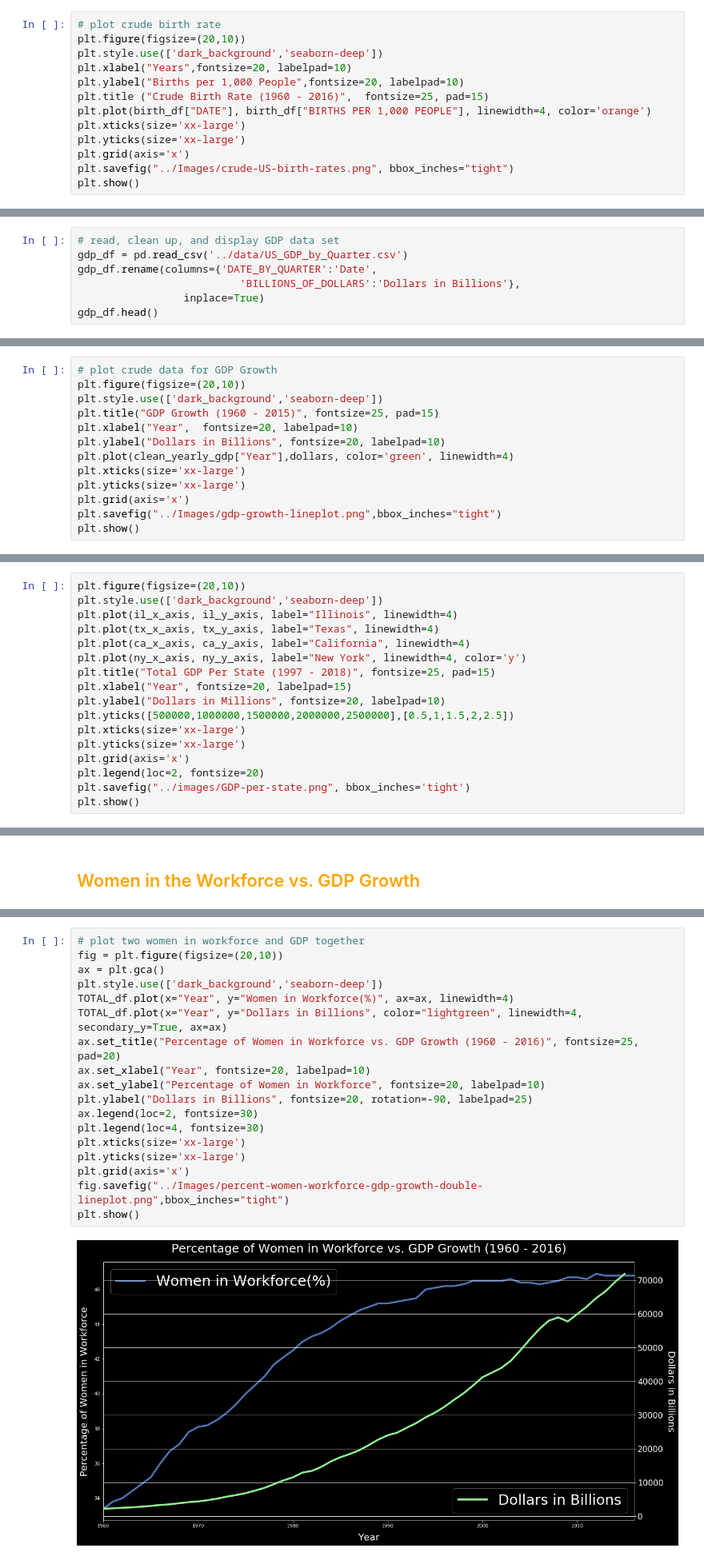
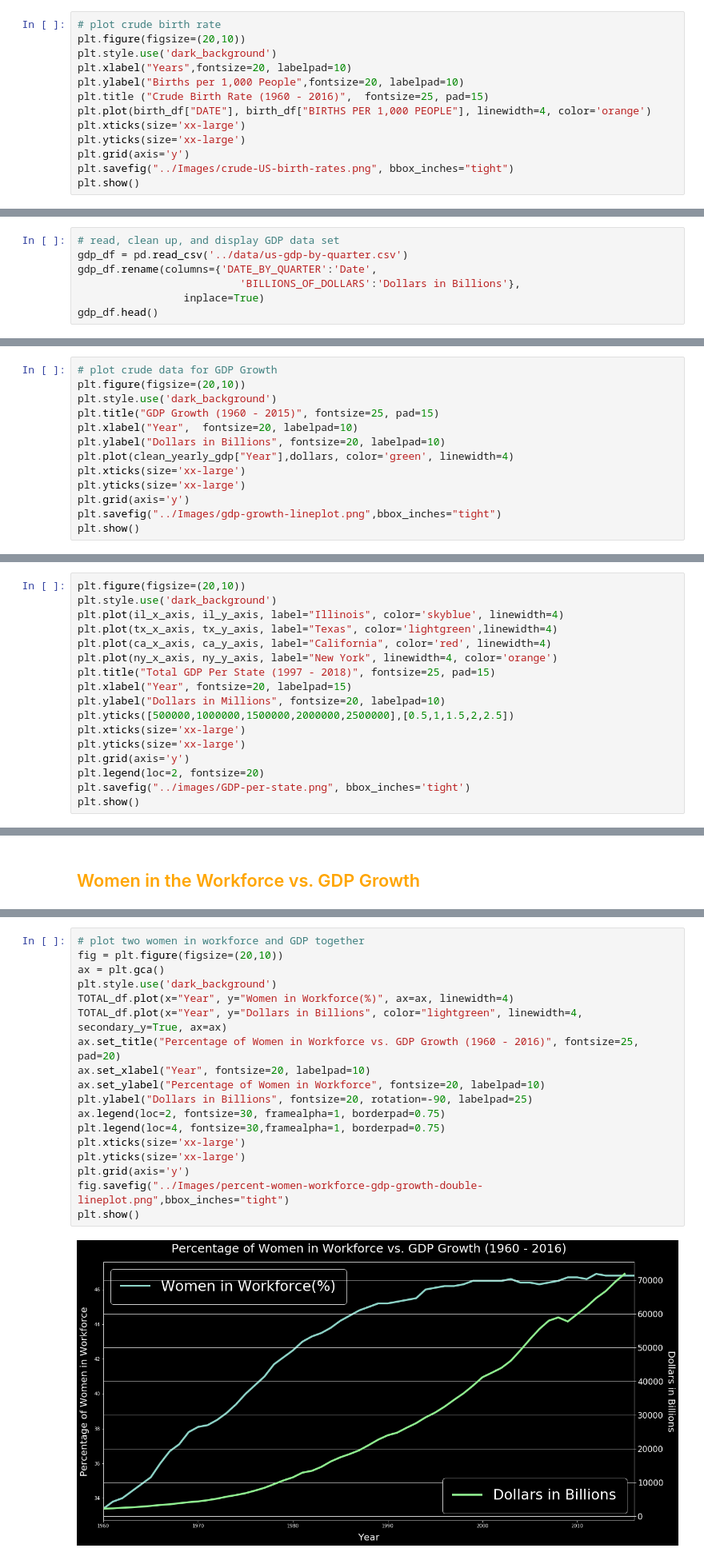
Before and after one commit to kathleeng77/Open-Source-Project-1, a Jupyter notebook: analysis/women-in-workforce-analysis.ipynb, the cells around one changed output, grey strips where cells are left out. Shown at 80% size. Saved outputs shown, nothing was run; the diff lists cells and outputs as text.

```diff
--- a/analysis/women-in-workforce-analysis.ipynb
+++ b/analysis/women-in-workforce-analysis.ipynb
@@ -69,14 +69,14 @@ birth_df.head()
 # %%
 # plot crude birth rate
 plt.figure(figsize=(20,10))
-plt.style.use(['dark_background','seaborn-deep'])
+plt.style.use('dark_background')
 plt.xlabel("Years",fontsize=20, labelpad=10)
 plt.ylabel("Births per 1,000 People",fontsize=20, labelpad=10)
 plt.title ("Crude Birth Rate (1960 - 2016)",  fontsize=25, pad=15)
 plt.plot(birth_df["DATE"], birth_df["BIRTHS PER 1,000 PEOPLE"], linewidth=4, color='orange')
 plt.xticks(size='xx-large')
 plt.yticks(size='xx-large')
-plt.grid(axis='x')
+plt.grid(axis='y')
 plt.savefig("../Images/crude-US-birth-rates.png", bbox_inches="tight")
 plt.show()
 # %% [output]
@@ -85,7 +85,7 @@ plt.show()
 ## <font color=orange>GDP Has Grown</font>
 # %%
 # read, clean up, and display GDP data set
-gdp_df = pd.read_csv('../data/US_GDP_by_Quarter.csv')
+gdp_df = pd.read_csv('../data/us-gdp-by-quarter.csv')
 gdp_df.rename(columns={'DATE_BY_QUARTER':'Date',
                           'BILLIONS_OF_DOLLARS':'Dollars in Billions'},
                  inplace=True)
@@ -124,14 +124,14 @@ clean_yearly_gdp.head()
 # %%
 # plot crude data for GDP Growth
 plt.figure(figsize=(20,10))
-plt.style.use(['dark_background','seaborn-deep'])
+plt.style.use('dark_background')
 plt.title("GDP Growth (1960 - 2015)", fontsize=25, pad=15)
 plt.xlabel("Year",  fontsize=20, labelpad=10)
 plt.ylabel("Dollars in Billions", fontsize=20, labelpad=10)
 plt.plot(clean_yearly_gdp["Year"],dollars, color='green', linewidth=4)
 plt.xticks(size='xx-large')
 plt.yticks(size='xx-large')
-plt.grid(axis='x')
+plt.grid(axis='y')
 plt.savefig("../Images/gdp-growth-lineplot.png",bbox_inches="tight")
 plt.show()
 # %% [output]
@@ -177,18 +177,18 @@ ny_x_axis = merged_gdp_all["DATE"]
 ny_y_axis = merged_gdp_all["NYNGSP"]
 # %%
 plt.figure(figsize=(20,10))
-plt.style.use(['dark_background','seaborn-deep'])
-plt.plot(il_x_axis, il_y_axis, label="Illinois", linewidth=4)
-plt.plot(tx_x_axis, tx_y_axis, label="Texas", linewidth=4)
-plt.plot(ca_x_axis, ca_y_axis, label="California", linewidth=4)
-plt.plot(ny_x_axis, ny_y_axis, label="New York", linewidth=4, color='y')
+plt.style.use('dark_background')
+plt.plot(il_x_axis, il_y_axis, label="Illinois", color='skyblue', linewidth=4)
+plt.plot(tx_x_axis, tx_y_axis, label="Texas", color='lightgreen',linewidth=4)
+plt.plot(ca_x_axis, ca_y_axis, label="California", color='red', linewidth=4)
+plt.plot(ny_x_axis, ny_y_axis, label="New York", linewidth=4, color='orange')
 plt.title("Total GDP Per State (1997 - 2018)", fontsize=25, pad=15)
 plt.xlabel("Year", fontsize=20, labelpad=15)
 plt.ylabel("Dollars in Millions", fontsize=20, labelpad=10)
 plt.yticks([500000,1000000,1500000,2000000,2500000],[0.5,1,1.5,2,2.5])
 plt.xticks(size='xx-large')
 plt.yticks(size='xx-large')
-plt.grid(axis='x')
+plt.grid(axis='y')
 plt.legend(loc=2, fontsize=20)
 plt.savefig("../images/GDP-per-state.png", bbox_inches='tight')
 plt.show()
@@ -213,20 +213,20 @@ TOTAL_df.head()
 # %%
 # plot two women in workforce and GDP together
 fig = plt.figure(figsize=(20,10))
 ax = plt.gca()
-plt.style.use(['dark_background','seaborn-deep'])
+plt.style.use('dark_background')
 TOTAL_df.plot(x="Year", y="Women in Workforce(%)", ax=ax, linewidth=4)
 TOTAL_df.plot(x="Year", y="Dollars in Billions", color="lightgreen", linewidth=4, secondary_y=True, ax=ax)
 ax.set_title("Percentage of Women in Workforce vs. GDP Growth (1960 - 2016)", fontsize=25, pad=20)
 ax.set_xlabel("Year", fontsize=20, labelpad=10)
 ax.set_ylabel("Percentage of Women in Workforce", fontsize=20, labelpad=10)
 plt.ylabel("Dollars in Billions", fontsize=20, rotation=-90, labelpad=25)
-ax.legend(loc=2, fontsize=30)
-plt.legend(loc=4, fontsize=30)
+ax.legend(loc=2, fontsize=30, framealpha=1, borderpad=0.75)
+plt.legend(loc=4, fontsize=30,framealpha=1, borderpad=0.75)
 plt.xticks(size='xx-large')
 plt.yticks(size='xx-large')
-plt.grid(axis='x')
+plt.grid(axis='y')
 fig.savefig("../Images/percent-women-workforce-gdp-growth-double-lineplot.png",bbox_inches="tight")
 plt.show()
 # %% [output]
-[figure, old version]
+[figure, new version]
```
Also changed, not shown: parts of 20 cells of this notebook, 17 other files.
